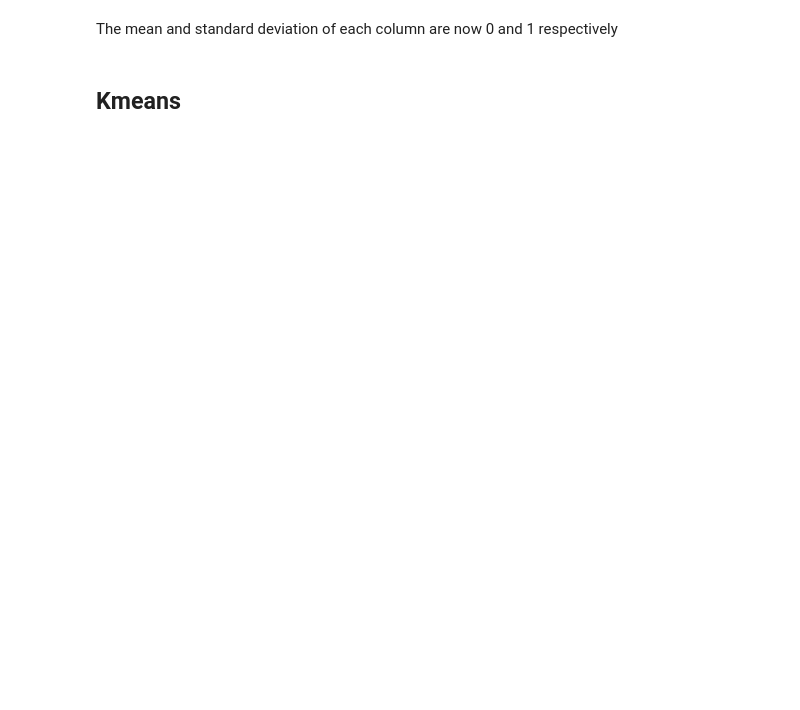
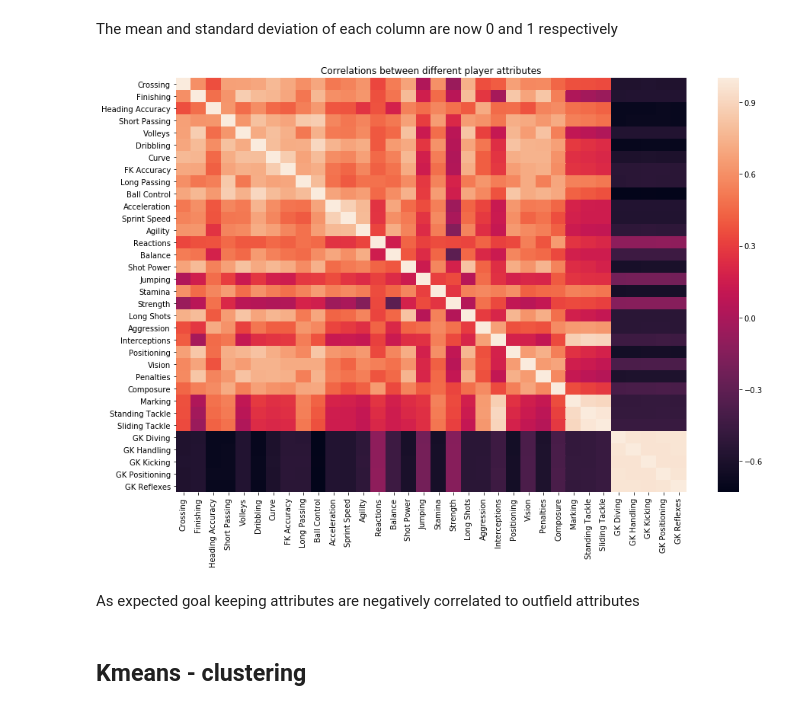
Before and after one commit to julian-west/sofifa-analysis, a Jupyter notebook: kmeans clustering - predict playing positions.ipynb, the cells around one changed output. Saved outputs shown, nothing was run; the diff lists cells and outputs as text; code cells hidden in the pictures; blank space fills up the shorter version.

```diff
--- a/kmeans clustering - predict playing positions.ipynb
+++ b/kmeans clustering - predict playing positions.ipynb
@@ -54,12 +57,13 @@ The kmeans algorithm works by calculating the (Euclidean)distances datapoints. T
 I will use the z-normalisation which scales each column to have a mean of approximately 0 and a standard deviation of approximately 1.
 # %%
 from sklearn.preprocessing import StandardScaler
+kmeans_df_transformed = kmeans_df.astype('float64')
 
-kmeans_df = kmeans_df.astype('float64')
-kmeans_df = scaler.fit_transform(kmeans_df)
+scaler = StandardScaler()
+kmeans_df_transformed = scaler.fit_transform(kmeans_df_transformed)
 # %%
-kmeans_df = pd.DataFrame(kmeans_df,columns=ATTRIBUTES)
-kmeans_df.describe()
+kmeans_df_transformed = pd.DataFrame(kmeans_df_transformed,columns=ATTRIBUTES)
+kmeans_df_transformed.describe()
 # %% [output]
 |  | Crossing | Finishing | Heading Accuracy | Short Passing | Volleys | Dribbling | Curve | FK Accuracy | ... |
 | count | 2.100900e+04 | 2.100900e+04 | 2.100900e+04 | 2.100900e+04 | 2.100900e+04 | 2.100900e+04 | 2.100900e+04 | 2.100900e+04 | ... |
@@ -72,5 +76,14 @@ kmeans_df.describe()
 | max | 2.292358e+00 | 2.536851e+00 | 2.432035e+00 | 2.344389e+00 | 2.721109e+00 | 2.238292e+00 | 2.502972e+00 | 2.915929e+00 | ... |
 # %% [markdown]
 The mean and standard deviation of each column are now 0 and 1 respectively
+# %%
+plt.figure(figsize=(15,10))
+sns.heatmap(kmeans_df_transformed.corr())
+plt.title("Correlations between different player attributes")
+plt.show()
+# %% [output]
+[figure, added]
+# %% [markdown]
+As expected goal keeping attributes are negatively correlated to outfield attributes
 # %% [markdown]
-## Kmeans
+## Kmeans - clustering
```
Also changed, not shown: parts of 13 cells of this notebook.
